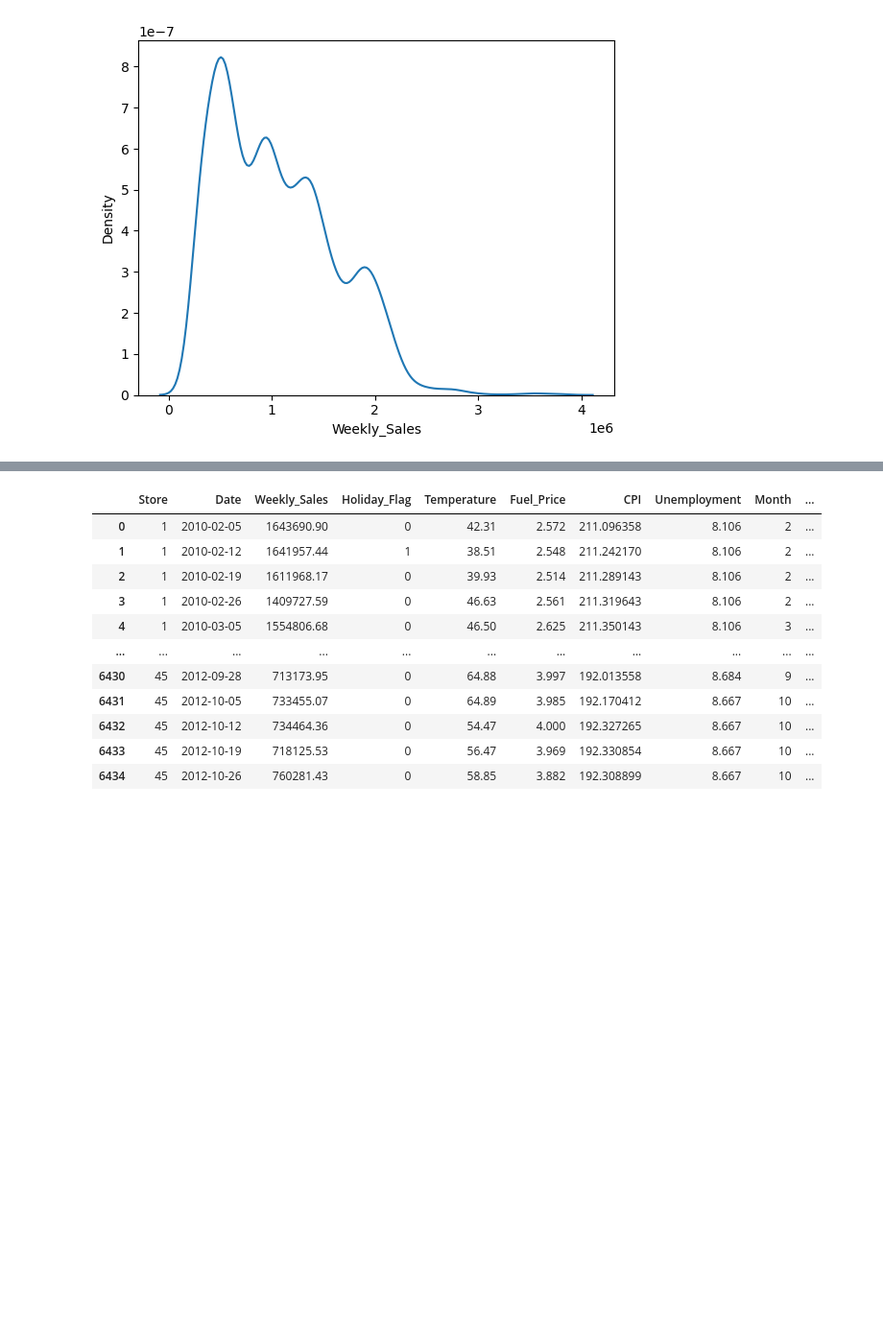
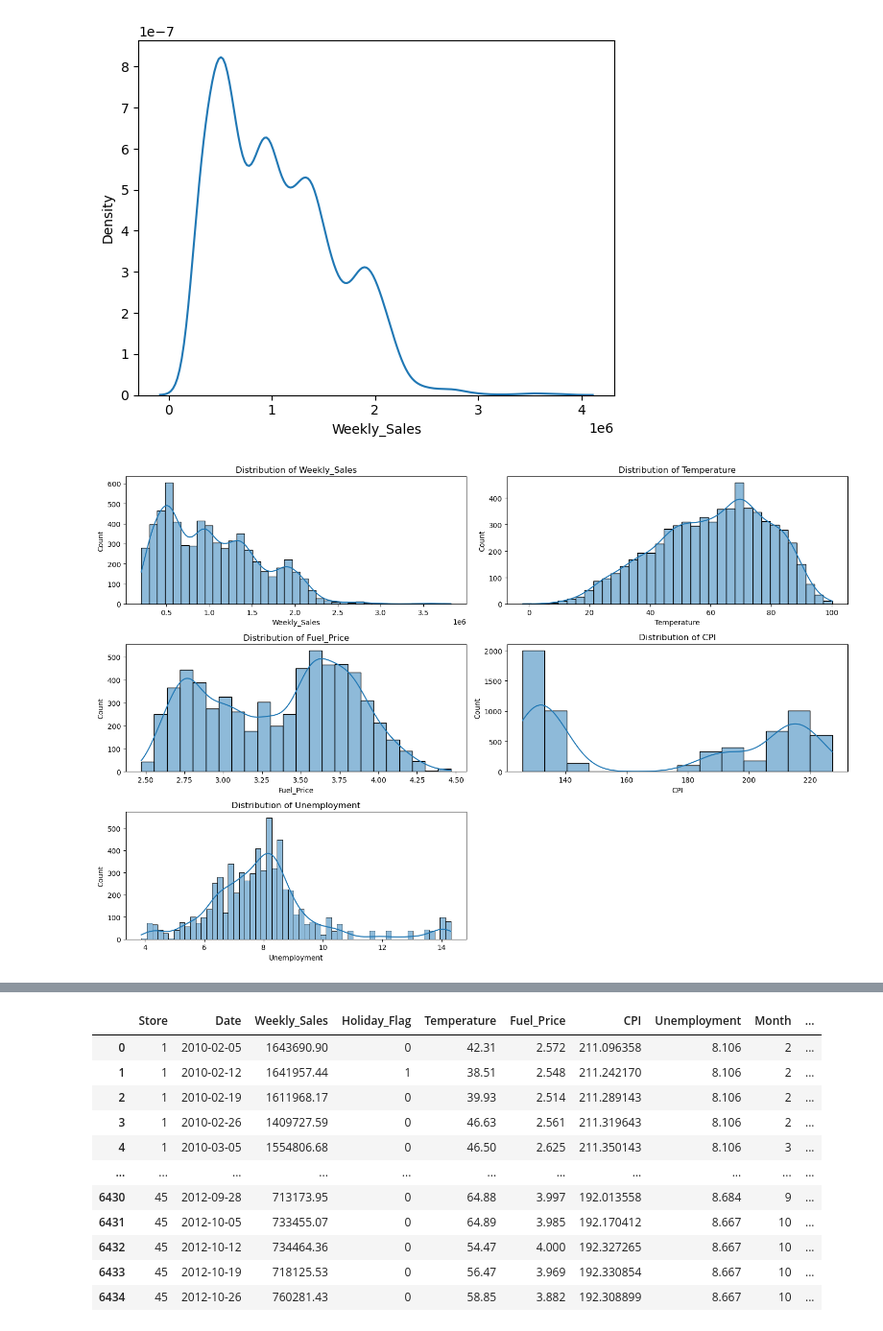
Before and after one commit to sidiquegithub/Walmark-Sales-Analysis, a Jupyter notebook: CODE/ANALYSIS.ipynb, the cells around one changed output, grey strips where cells are left out. Shown at 96% size. Saved outputs shown, nothing was run; the diff lists cells and outputs as text; code cells hidden in the pictures; blank space fills up the shorter version.

```diff
--- a/CODE/ANALYSIS.ipynb
+++ b/CODE/ANALYSIS.ipynb
@@ -98,3 +98,19 @@ sns.kdeplot(data=df, x="Weekly_Sales")
 # %% [output]
 <AxesSubplot:xlabel='Weekly_Sales', ylabel='Density'>
 [figure]
+# %%
+# List of columns to plot
+columns = ['Weekly_Sales', 'Temperature', 'Fuel_Price', 'CPI', 'Unemployment']
+# Set up the matplotlib figure
+plt.figure(figsize=(15, 10))
+
+# Loop through the columns and create a subplot for each column
+for i, column in enumerate(columns, 1):
+    plt.subplot(3, 2, i)  # Create a subplot in a 3x2 grid
+    sns.histplot(df[column], kde=True)  # Plot the histogram with a KDE
+    plt.title(f'Distribution of {column}')  # Set the title for each subplot
+
+plt.tight_layout()  # Adjust subplots to fit in the figure area
+plt.show()
+# %% [output]
+[figure, added]
```
Also changed, not shown: parts of 9 cells of this notebook, 1 other file.
